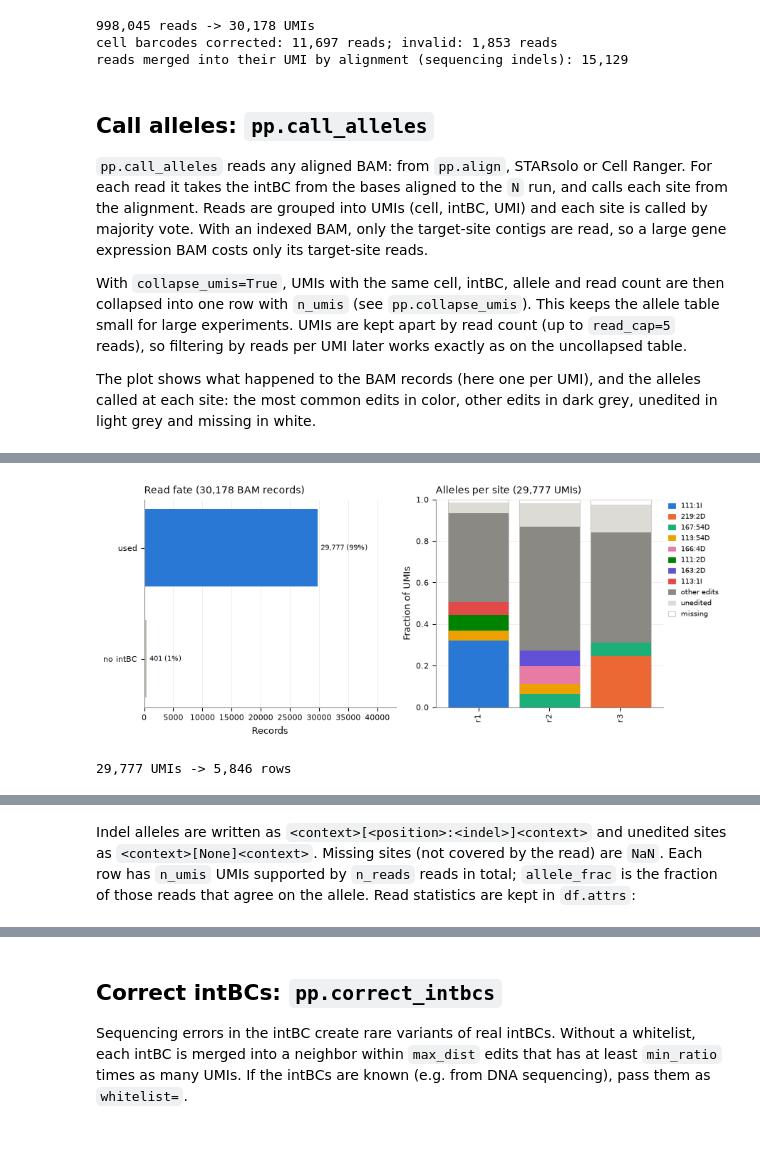
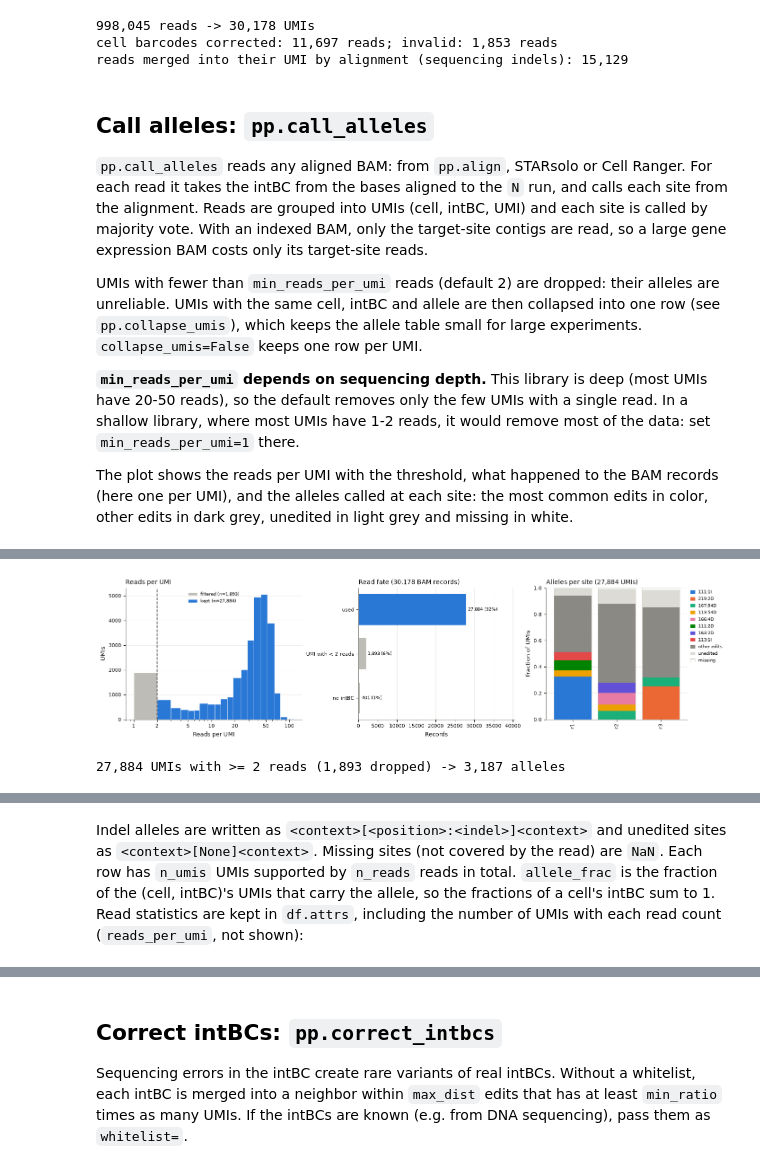
Before and after one commit to YosefLab/Cassiopeia, a Jupyter notebook: notebooks/preprocess.ipynb, the cells around one changed output, grey strips where cells are left out. Cells and saved outputs as stored; diff of their text form; code cells hidden in the pictures; blank space fills up the shorter version.

```diff
--- a/notebooks/preprocess.ipynb
+++ b/notebooks/preprocess.ipynb
@@ -138,15 +138,22 @@ the intBC from the bases aligned to the `N` run, and calls each site from the al
 grouped into UMIs (cell, intBC, UMI) and each site is called by majority vote. With an indexed BAM, only
 the target-site contigs are read, so a large gene expression BAM costs only its target-site reads.
 
-With `collapse_umis=True`, UMIs with the same cell, intBC, allele and read count are then collapsed into
-one row with `n_umis` (see `pp.collapse_umis`). This keeps the allele table small for large experiments.
-UMIs are kept apart by read count (up to `read_cap=5` reads), so filtering by reads per UMI later works
-exactly as on the uncollapsed table.
+UMIs with fewer than `min_reads_per_umi` reads (default 2) are dropped: their alleles are unreliable.
+UMIs with the same cell, intBC and allele are then collapsed into one row (see `pp.collapse_umis`), which
+keeps the allele table small for large experiments. `collapse_umis=False` keeps one row per UMI.
 
-The plot shows what happened to the BAM records (here one per UMI), and the alleles called at each site:
-the most common edits in color, other edits in dark grey, unedited in light grey and missing in white.
+**`min_reads_per_umi` depends on sequencing depth.** This library is deep (most UMIs have 20-50 reads),
+so the default removes only the few UMIs with a single read. In a shallow library, where most UMIs have
+1-2 reads, it would remove most of the data: set `min_reads_per_umi=1` there.
+
+The plot shows the reads per UMI with the threshold, what happened to the BAM records (here one per UMI),
+and the alleles called at each site: the most common edits in color, other edits in dark grey, unedited
+in light grey and missing in white.
 # %%
-df = cas.pp.call_alleles("kptracer.bam", construct, collapse_umis=True, n_threads=8)
-print(f"{df.attrs['read_stats']['molecules']:,} UMIs -> {len(df):,} rows")
+df = cas.pp.call_alleles("kptracer.bam", construct, min_reads_per_umi=2, n_threads=8)
+st = df.attrs["read_stats"]
+print(
+    f"{st['molecules']:,} UMIs with >= 2 reads ({st['low_read_umis']:,} dropped) -> {len(df):,} alleles"
+)
 df.head()
 # %% [output]
@@ -154,3 +161,3 @@ df.head()
-[figure, old version]
+[figure, new version]
-29,777 UMIs -> 5,846 rows
+27,884 UMIs with >= 2 reads (1,893 dropped) -> 3,187 alleles
 |  | cellBC | intBC | r1 | r2 | r3 | n_umis | n_reads | allele_frac |
@@ -162,5 +169,6 @@ df.head()
 # %% [markdown]
 Indel alleles are written as `<context>[<position>:<indel>]<context>` and unedited sites as
 `<context>[None]<context>`. Missing sites (not covered by the read) are `NaN`. Each row has `n_umis`
-UMIs supported by `n_reads` reads in total; `allele_frac` is the fraction of those reads that agree on
-the allele. Read statistics are kept in `df.attrs`:
+UMIs supported by `n_reads` reads in total. `allele_frac` is the fraction of the (cell, intBC)'s UMIs
+that carry the allele, so the fractions of a cell's intBC sum to 1. Read statistics are kept in
+`df.attrs`, including the number of UMIs with each read count (`reads_per_umi`, not shown):
```
Also changed, not shown: parts of 32 cells of this notebook, 31 other files.
